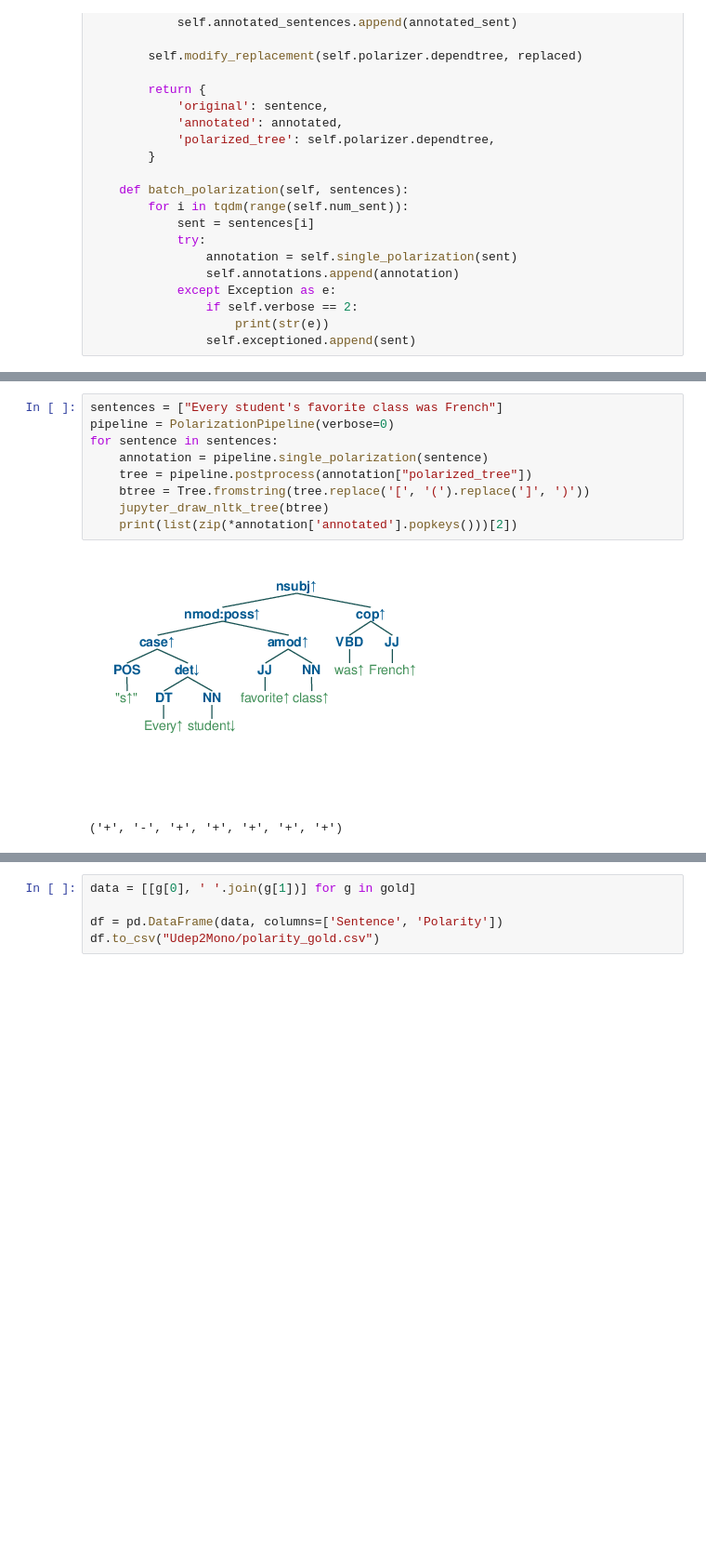
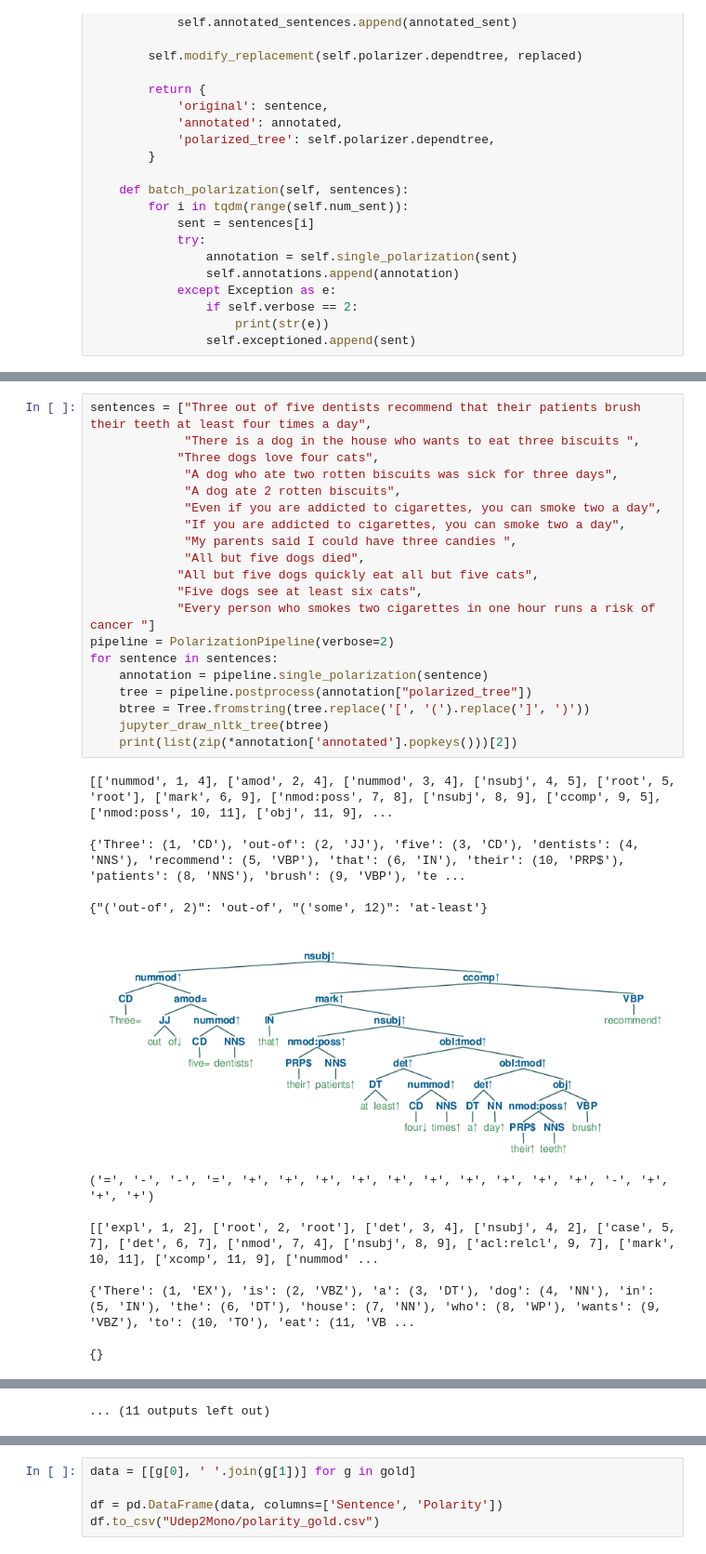
Before and after one commit to eric11eca/NeuralLog, a Jupyter notebook: src/Udep2Mono.ipynb, the cells around one changed output, grey strips where cells are left out. Shown at 93% size. Drawn from its saved outputs; the diff is of its cells as text; blank space fills up the shorter version.

```diff
--- a/src/Udep2Mono.ipynb
+++ b/src/Udep2Mono.ipynb
@@ -1478,12 +1609,34 @@ hours
-# %%
-sentences = ["Every student's favorite class was French"]
-pipeline = PolarizationPipeline(verbose=0)
-for sentence in sentences:
-    annotation = pipeline.single_polarization(sentence)
-    tree = pipeline.postprocess(annotation["polarized_tree"])
-    btree = Tree.fromstring(tree.replace('[', '(').replace(']', ')'))
-    jupyter_draw_nltk_tree(btree)
-    print(list(zip(*annotation['annotated'].popkeys()))[2])
-# %% [output]
-[figure, removed]
-('+', '-', '+', '+', '+', '+', '+')
+# %%
+sentences = ["Three out of five dentists recommend that their patients brush their teeth at least four times a day",
+             "There is a dog in the house who wants to eat three biscuits ",
+            "Three dogs love four cats",
+             "A dog who ate two rotten biscuits was sick for three days",
+             "A dog ate 2 rotten biscuits",
+             "Even if you are addicted to cigarettes, you can smoke two a day",
+             "If you are addicted to cigarettes, you can smoke two a day",
+             "My parents said I could have three candies ",
+             "All but five dogs died",
+            "All but five dogs quickly eat all but five cats",
+            "Five dogs see at least six cats",
+            "Every person who smokes two cigarettes in one hour runs a risk of cancer "]
+pipeline = PolarizationPipeline(verbose=2)
+for sentence in sentences:
+    annotation = pipeline.single_polarization(sentence)
+    tree = pipeline.postprocess(annotation["polarized_tree"])
+    btree = Tree.fromstring(tree.replace('[', '(').replace(']', ')'))
+    jupyter_draw_nltk_tree(btree)
+    print(list(zip(*annotation['annotated'].popkeys()))[2])
+# %% [output]
+[['nummod', 1, 4], ['amod', 2, 4], ['nummod', 3, 4], ['nsubj', 4, 5], ['root', 5, 'root'], ['mark', 6, 9], ['nmod:poss', 7, 8], ['nsubj', 8, 9], ['ccomp', 9, 5], ['nmod:poss', 10, 11], ['obj', 11, 9], ...
+
+{'Three': (1, 'CD'), 'out-of': (2, 'JJ'), 'five': (3, 'CD'), 'dentists': (4, 'NNS'), 'recommend': (5, 'VBP'), 'that': (6, 'IN'), 'their': (10, 'PRP$'), 'patients': (8, 'NNS'), 'brush': (9, 'VBP'), 'te ...
+
+{"('out-of', 2)": 'out-of', "('some', 12)": 'at-least'}
+[figure, added]
+('=', '-', '-', '=', '+', '+', '+', '+', '+', '+', '+', '+', '+', '+', '-', '+', '+', '+')
+
+[['expl', 1, 2], ['root', 2, 'root'], ['det', 3, 4], ['nsubj', 4, 2], ['case', 5, 7], ['det', 6, 7], ['nmod', 7, 4], ['nsubj', 8, 9], ['acl:relcl', 9, 7], ['mark', 10, 11], ['xcomp', 11, 9], ['nummod' ...
+
+{'There': (1, 'EX'), 'is': (2, 'VBZ'), 'a': (3, 'DT'), 'dog': (4, 'NN'), 'in': (5, 'IN'), 'the': (6, 'DT'), 'house': (7, 'NN'), 'who': (8, 'WP'), 'wants': (9, 'VBZ'), 'to': (10, 'TO'), 'eat': (11, 'VB ...
+
+{}
@@ -1490,3 +1676,4 @@ for sentence in sentences:
+... (11 outputs left out)
 # %%
 sentences = ["All the cats, except for at most two, eat chocolate",
              "All the cats except for two, love to run",
```
Also changed, not shown: parts of 18 cells of this notebook.
